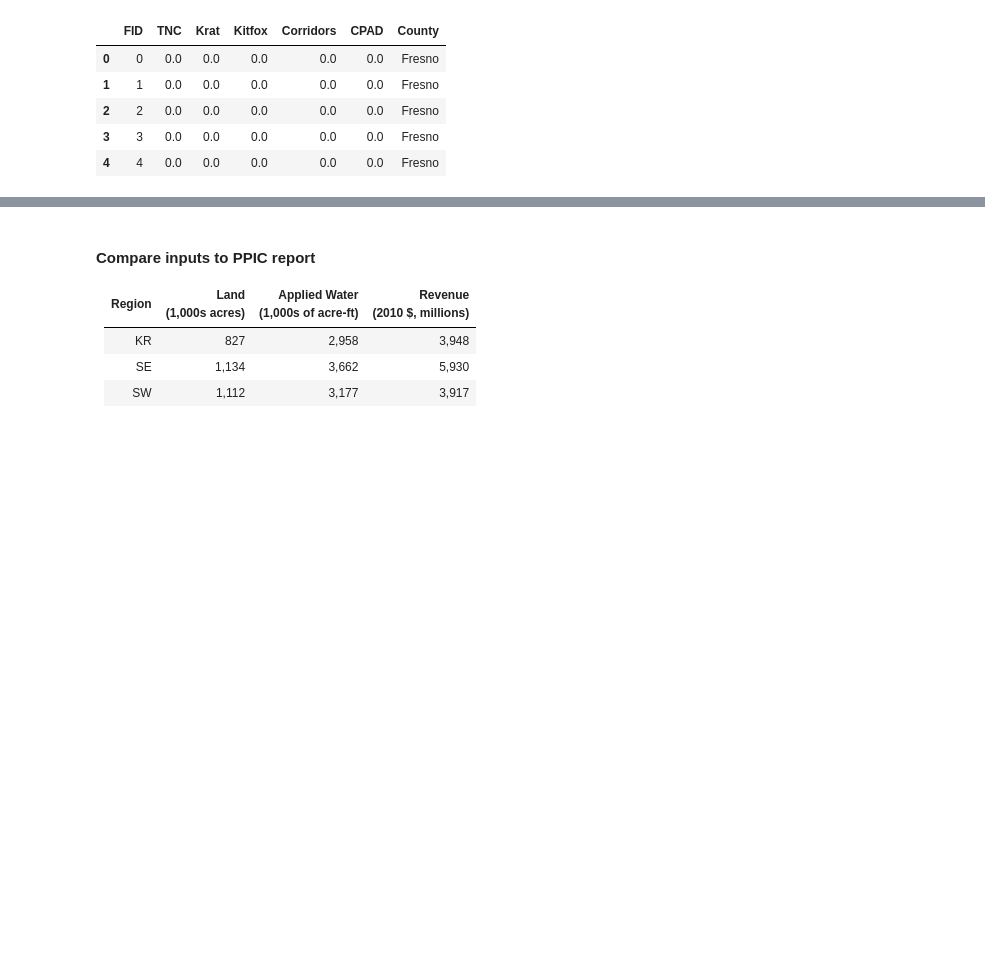
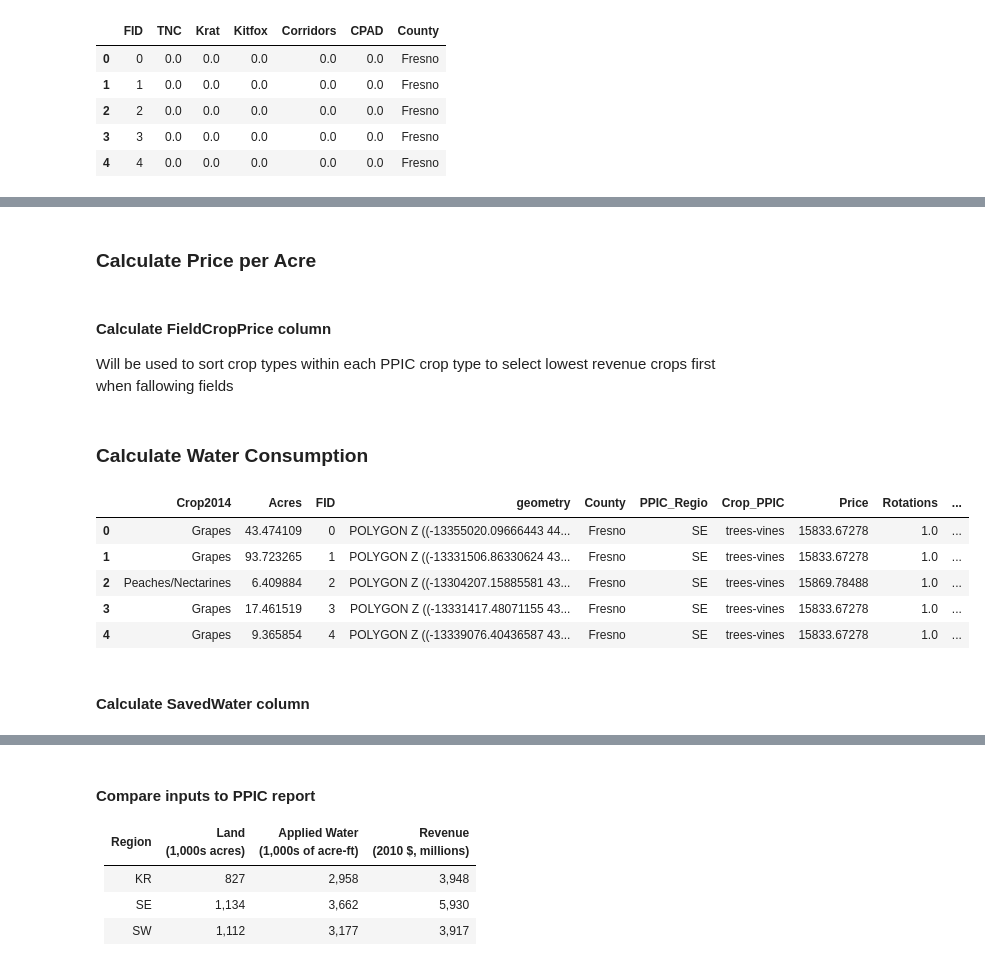
Before and after one commit to eanderson-ei/cv-mbom, a Jupyter notebook: notebooks/010-data-prep.ipynb, the cells around one changed output, grey strips where cells are left out. Drawn from its saved outputs; the diff is of its cells as text; code cells hidden in the pictures; blank space fills up the shorter version.

```diff
--- a/notebooks/010-data-prep.ipynb
+++ b/notebooks/010-data-prep.ipynb
@@ -95,0 +196,2 @@ fields.head()
+# %%
+fields = fields.join(crop_x.set_index('Crop'), on='Crop2014')
@@ -95,0 +211,26 @@ fields.head()
+# %% [markdown]
+### Calculate Price per Acre
+# %%
+fields = fields.join(crop_price.set_index('Crop'), on='Crop2014')
+# %% [markdown]
+#### Calculate FieldCropPrice column
+Will be used to sort crop types within each PPIC crop type to select lowest revenue crops first when fallowing fields
+# %%
+fields['FieldCropPrice'] = round(fields['AdjustedPrice'] * fields['Acres'],2)
+# %% [markdown]
+### Calculate Water Consumption
+# %%
+for county in counties:
+    for crop in crop_water['Crop']:
+        fields.loc[(fields['County']==county) & (fields['Crop2014']==crop), 'WaterConsumption'] = crop_water.loc[(crop_water['Crop']==crop), f'{county}_AW'].item()
+# %%
+fields.head()
+# %% [output]
+|  | Crop2014 | Acres | FID | geometry | County | PPIC_Regio | Crop_PPIC | Price | Rotations | ... |
+| 0 | Grapes | 43.474109 | 0 | POLYGON Z ((-13355020.09666443 44... | Fresno | SE | trees-vines | 15833.67278 | 1.0 | ... |
+| 1 | Grapes | 93.723265 | 1 | POLYGON Z ((-13331506.86330624 43... | Fresno | SE | trees-vines | 15833.67278 | 1.0 | ... |
+| 2 | Peaches/Nectarines | 6.409884 | 2 | POLYGON Z ((-13304207.15885581 43... | Fresno | SE | trees-vines | 15869.78488 | 1.0 | ... |
+| 3 | Grapes | 17.461519 | 3 | POLYGON Z ((-13331417.48071155 43... | Fresno | SE | trees-vines | 15833.67278 | 1.0 | ... |
+| 4 | Grapes | 9.365854 | 4 | POLYGON Z ((-13339076.40436587 43... | Fresno | SE | trees-vines | 15833.67278 | 1.0 | ... |
+# %% [markdown]
+####  Calculate SavedWater column
```
Also changed, not shown: parts of 60 cells of this notebook, 12 other files.
